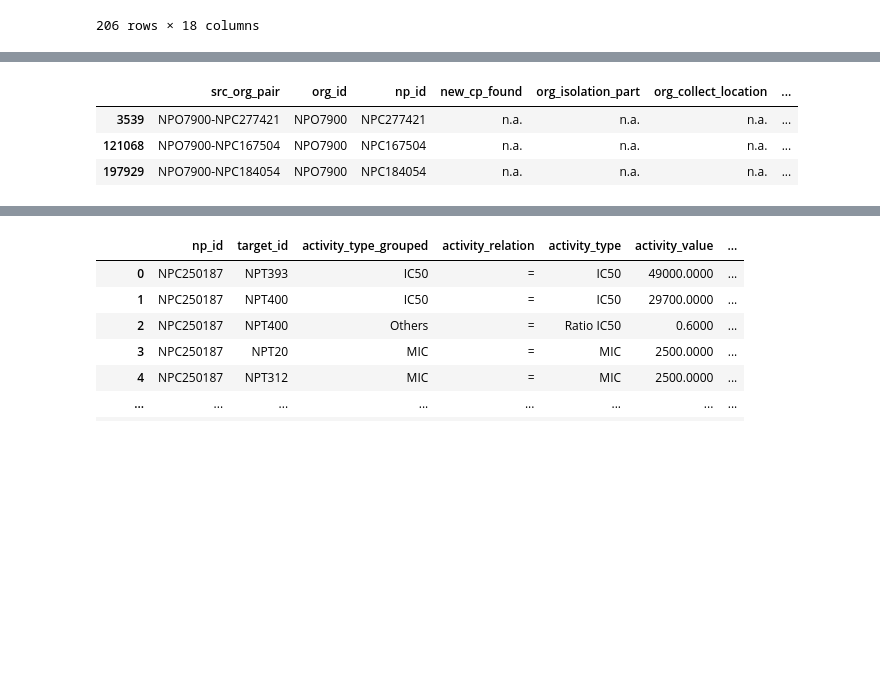
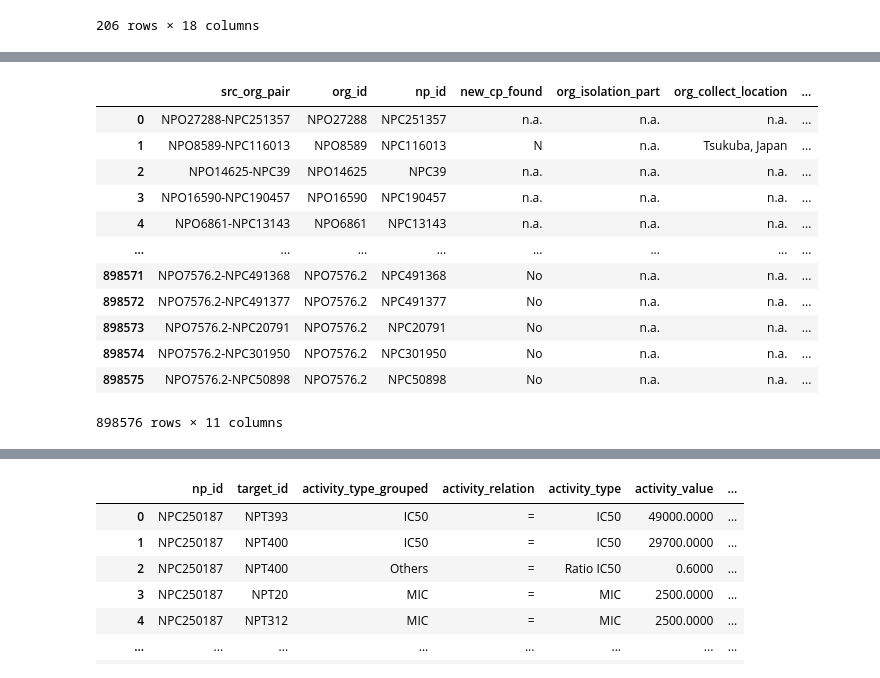
Before and after one commit to aymanehachcham/kg-PoC, a Jupyter notebook: playground.ipynb, the cells around one changed output, grey strips where cells are left out. Saved outputs shown, nothing was run; the diff lists cells and outputs as text; code cells hidden in the pictures; blank space fills up the shorter version.

```diff
--- a/playground.ipynb
+++ b/playground.ipynb
@@ -78,11 +103,20 @@ np_species[np_species['species_name'] == 'Acamptopappus sphaerocephalus']
 # %%
 np = pd.read_csv('datasets/npass/NPASS_natural_product_species.txt', sep='\t')
-np[np['org_id'] == 'NPO7900']
+np
 # %% [output]
 |  | src_org_pair | org_id | np_id | new_cp_found | org_isolation_part | org_collect_location | ... |
-| 3539 | NPO7900-NPC277421 | NPO7900 | NPC277421 | n.a. | n.a. | n.a. | ... |
-| 121068 | NPO7900-NPC167504 | NPO7900 | NPC167504 | n.a. | n.a. | n.a. | ... |
-| 197929 | NPO7900-NPC184054 | NPO7900 | NPC184054 | n.a. | n.a. | n.a. | ... |
+| 0 | NPO27288-NPC251357 | NPO27288 | NPC251357 | n.a. | n.a. | n.a. | ... |
+| 1 | NPO8589-NPC116013 | NPO8589 | NPC116013 | N | n.a. | Tsukuba, Japan | ... |
+| 2 | NPO14625-NPC39 | NPO14625 | NPC39 | n.a. | n.a. | n.a. | ... |
+| 3 | NPO16590-NPC190457 | NPO16590 | NPC190457 | n.a. | n.a. | n.a. | ... |
+| 4 | NPO6861-NPC13143 | NPO6861 | NPC13143 | n.a. | n.a. | n.a. | ... |
+| ... | ... | ... | ... | ... | ... | ... | ... |
+| 898571 | NPO7576.2-NPC491368 | NPO7576.2 | NPC491368 | No | n.a. | n.a. | ... |
+| 898572 | NPO7576.2-NPC491377 | NPO7576.2 | NPC491377 | No | n.a. | n.a. | ... |
+| 898573 | NPO7576.2-NPC20791 | NPO7576.2 | NPC20791 | No | n.a. | n.a. | ... |
+| 898574 | NPO7576.2-NPC301950 | NPO7576.2 | NPC301950 | No | n.a. | n.a. | ... |
+| 898575 | NPO7576.2-NPC50898 | NPO7576.2 | NPC50898 | No | n.a. | n.a. | ... |
+898576 rows × 11 columns
 # %%
 target_name = pd.read_csv('datasets/npass/NPASS_target_name.txt', sep='\t')
 target_name
```
Also changed, not shown: parts of 5 cells of this notebook, 11 other files.
